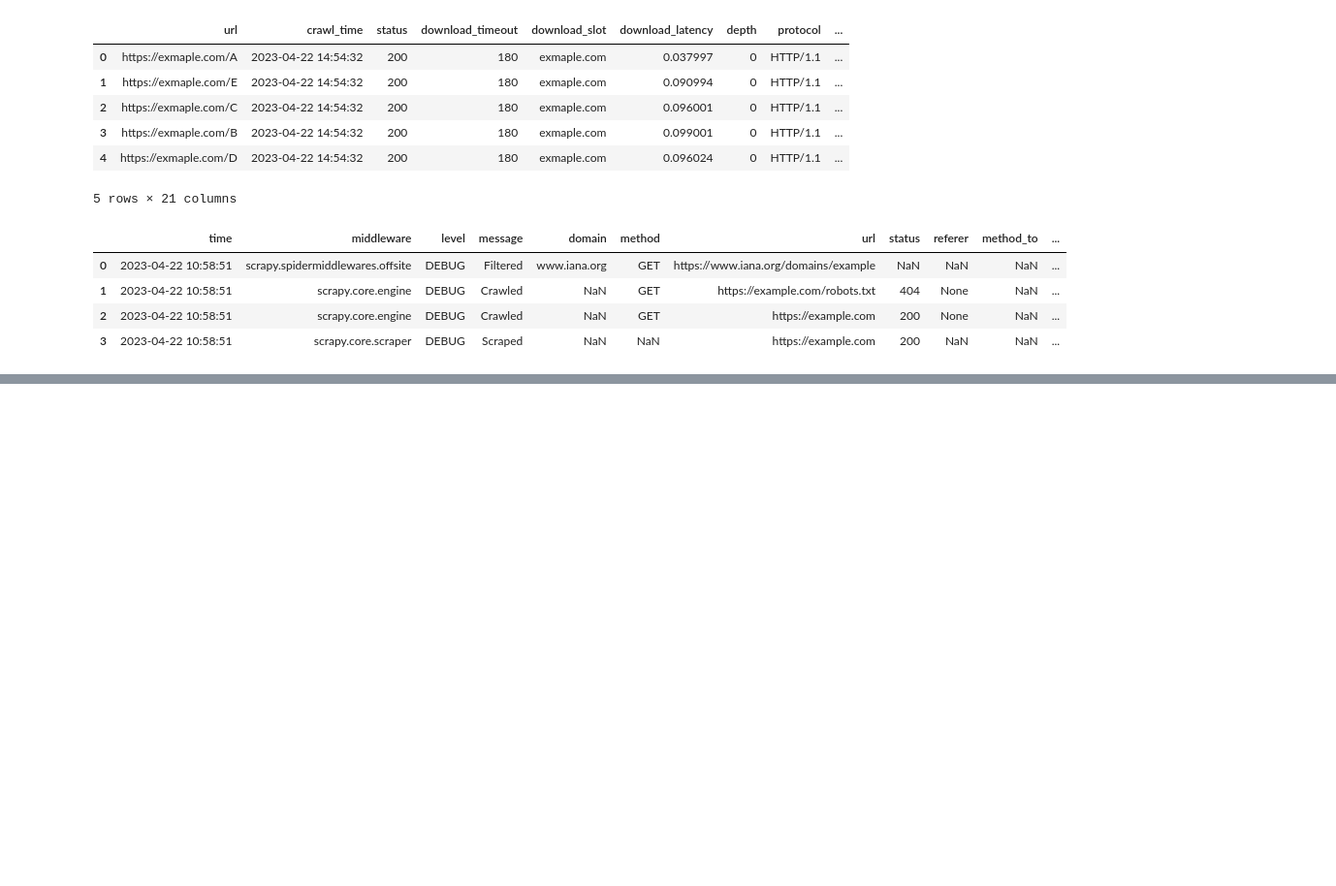
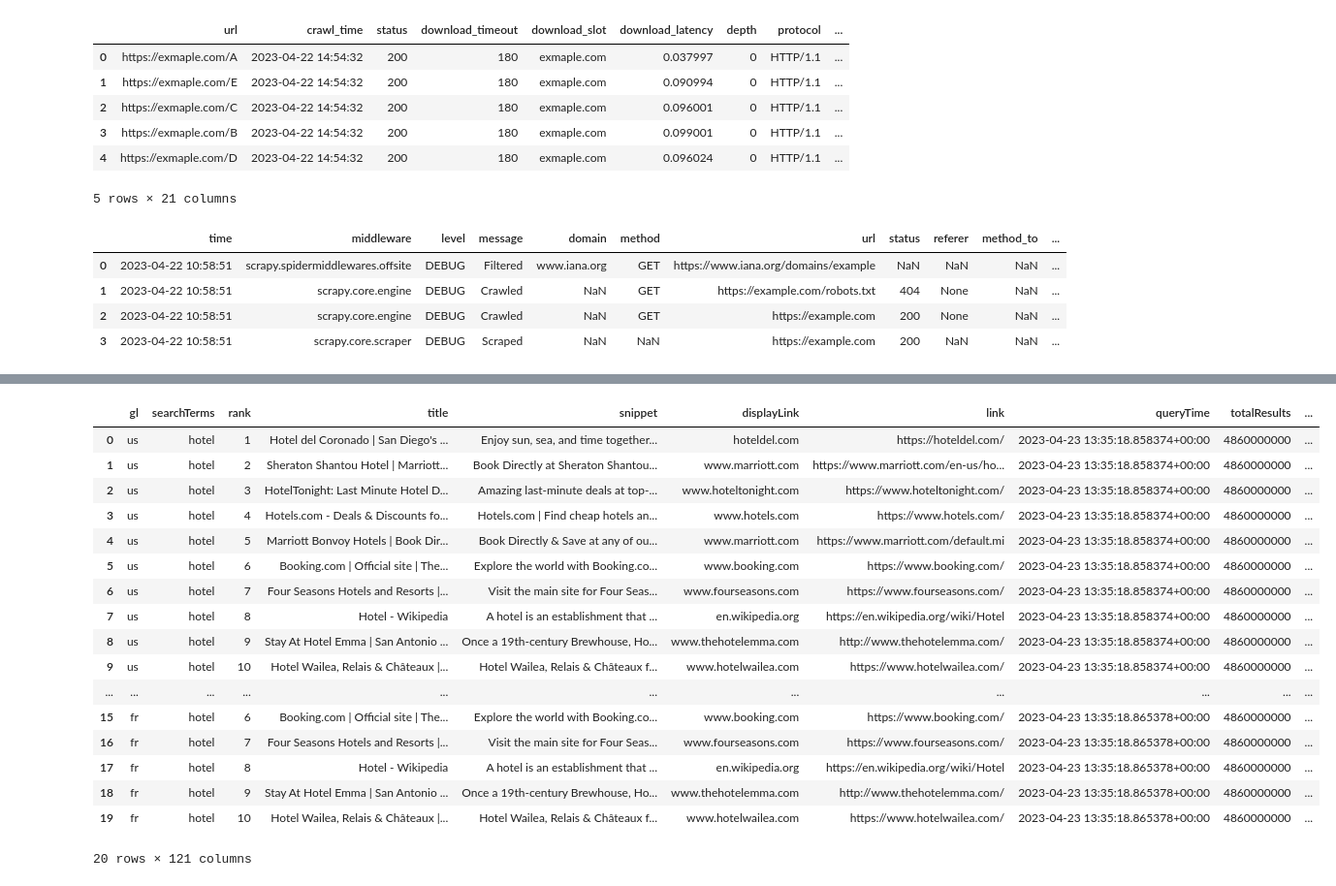
Before and after one commit to georgeyoumansjr/advertools, a Jupyter notebook: useAdvertools/testKeyW.ipynb, the cells around one changed output, grey strips where cells are left out. Shown: that part at 97% size. Saved outputs shown, nothing was run; the diff lists cells and outputs as text; code cells hidden in the pictures; blank space fills up the shorter version.

```diff
--- a/useAdvertools/testKeyW.ipynb
+++ b/useAdvertools/testKeyW.ipynb
@@ -365,0 +374,4 @@ logs_df
+# %%
+use_serp = adv.serp_goog(key='AIzaSyDAfhTl8ipspvo1c5qbuVf4HT2PBuxymRg',
+                         cx='c4fc391654b014f8a',
+                         q='hotel', gl=['us', 'fr'])
@@ -365,0 +381,21 @@ logs_df
+# %%
+use_serp
+# %% [output]
+|  | gl | searchTerms | rank | title | snippet | displayLink | link | queryTime | totalResults | ... |
+| 0 | us | hotel | 1 | Hotel del Coronado | San Diego's ... | Enjoy sun, sea, and time together... | hoteldel.com | https://hoteldel.com/ | 2023-04-23 13:35:18.858374+00:00 | 4860000000 | ... |
+| 1 | us | hotel | 2 | Sheraton Shantou Hotel | Marriott... | Book Directly at Sheraton Shantou... | www.marriott.com | https://www.marriott.com/en-us/ho... | 2023-04-23 13:35:18.858374+00:00 | 4860000000 | ... |
+| 2 | us | hotel | 3 | HotelTonight: Last Minute Hotel D... | Amazing last-minute deals at top-... | www.hoteltonight.com | https://www.hoteltonight.com/ | 2023-04-23 13:35:18.858374+00:00 | 4860000000 | ... |
+| 3 | us | hotel | 4 | Hotels.com - Deals & Discounts fo... | Hotels.com | Find cheap hotels an... | www.hotels.com | https://www.hotels.com/ | 2023-04-23 13:35:18.858374+00:00 | 4860000000 | ... |
+| 4 | us | hotel | 5 | Marriott Bonvoy Hotels | Book Dir... | Book Directly & Save at any of ou... | www.marriott.com | https://www.marriott.com/default.mi | 2023-04-23 13:35:18.858374+00:00 | 4860000000 | ... |
+| 5 | us | hotel | 6 | Booking.com | Official site | The... | Explore the world with Booking.co... | www.booking.com | https://www.booking.com/ | 2023-04-23 13:35:18.858374+00:00 | 4860000000 | ... |
+| 6 | us | hotel | 7 | Four Seasons Hotels and Resorts |... | Visit the main site for Four Seas... | www.fourseasons.com | https://www.fourseasons.com/ | 2023-04-23 13:35:18.858374+00:00 | 4860000000 | ... |
+| 7 | us | hotel | 8 | Hotel - Wikipedia | A hotel is an establishment that ... | en.wikipedia.org | https://en.wikipedia.org/wiki/Hotel | 2023-04-23 13:35:18.858374+00:00 | 4860000000 | ... |
+| 8 | us | hotel | 9 | Stay At Hotel Emma | San Antonio ... | Once a 19th-century Brewhouse, Ho... | www.thehotelemma.com | http://www.thehotelemma.com/ | 2023-04-23 13:35:18.858374+00:00 | 4860000000 | ... |
+| 9 | us | hotel | 10 | Hotel Wailea, Relais & Châteaux |... | Hotel Wailea, Relais & Châteaux f... | www.hotelwailea.com | https://www.hotelwailea.com/ | 2023-04-23 13:35:18.858374+00:00 | 4860000000 | ... |
+| ... | ... | ... | ... | ... | ... | ... | ... | ... | ... | ... |
+| 15 | fr | hotel | 6 | Booking.com | Official site | The... | Explore the world with Booking.co... | www.booking.com | https://www.booking.com/ | 2023-04-23 13:35:18.865378+00:00 | 4860000000 | ... |
+| 16 | fr | hotel | 7 | Four Seasons Hotels and Resorts |... | Visit the main site for Four Seas... | www.fourseasons.com | https://www.fourseasons.com/ | 2023-04-23 13:35:18.865378+00:00 | 4860000000 | ... |
+| 17 | fr | hotel | 8 | Hotel - Wikipedia | A hotel is an establishment that ... | en.wikipedia.org | https://en.wikipedia.org/wiki/Hotel | 2023-04-23 13:35:18.865378+00:00 | 4860000000 | ... |
+| 18 | fr | hotel | 9 | Stay At Hotel Emma | San Antonio ... | Once a 19th-century Brewhouse, Ho... | www.thehotelemma.com | http://www.thehotelemma.com/ | 2023-04-23 13:35:18.865378+00:00 | 4860000000 | ... |
+| 19 | fr | hotel | 10 | Hotel Wailea, Relais & Châteaux |... | Hotel Wailea, Relais & Châteaux f... | www.hotelwailea.com | https://www.hotelwailea.com/ | 2023-04-23 13:35:18.865378+00:00 | 4860000000 | ... |
+20 rows × 121 columns
```
Also changed, not shown: parts of 29 cells of this notebook, 4 other files.
